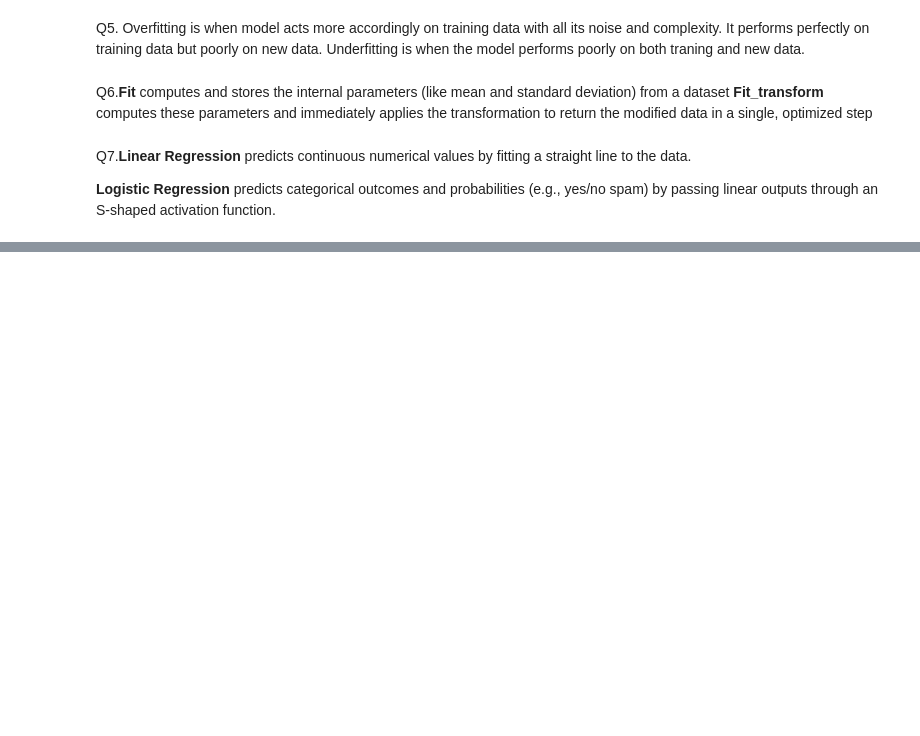
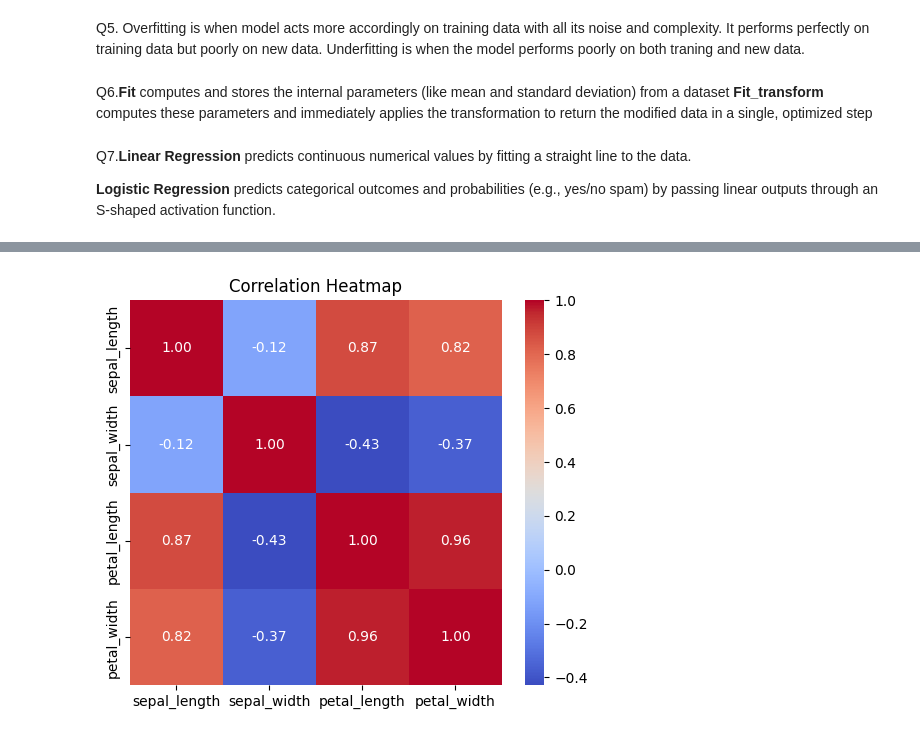
Before and after one commit to Rashedrahmann/learnig-log, a Jupyter notebook: Exam.ipynb, the cells around one changed output, grey strips where cells are left out. Cells and saved outputs as stored; diff of their text form; code cells hidden in the pictures; blank space fills up the shorter version.

```diff
--- a/Exam.ipynb
+++ b/Exam.ipynb
@@ -81,0 +121,13 @@ Q7.**Linear Regression** predicts continuous numerical values by fitting a strai
+# %%
+plt.figure(figsize=(6, 5))
+
+# numeric_only=True ensures we don't get an error trying to correlate the text 'species' column
+correlation_matrix = iris.corr(numeric_only=True)
+
+# annot=True puts the actual numbers inside the colored boxes
+sns.heatmap(correlation_matrix, annot=True, cmap='coolwarm', fmt='.2f')
+
+plt.title('Correlation Heatmap')
+plt.show()
+# %% [output]
+[figure, added]
```
Also changed, not shown: parts of 6 cells of this notebook.
